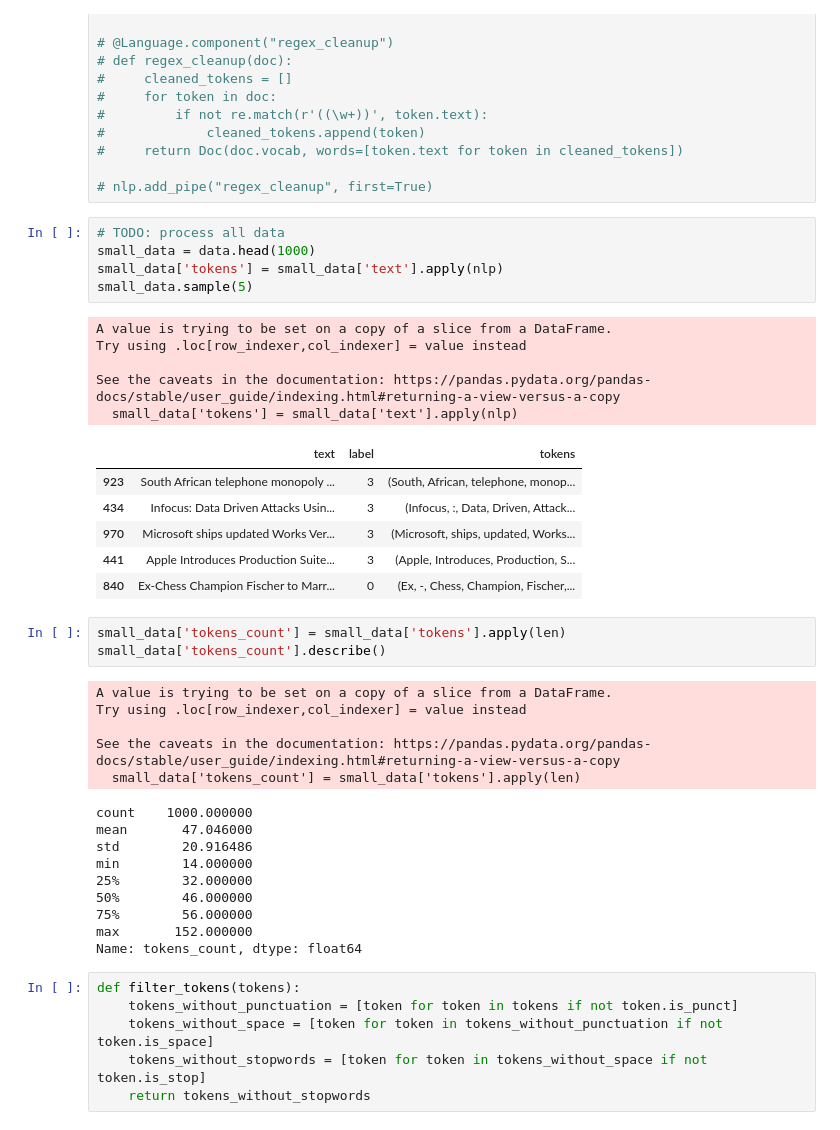
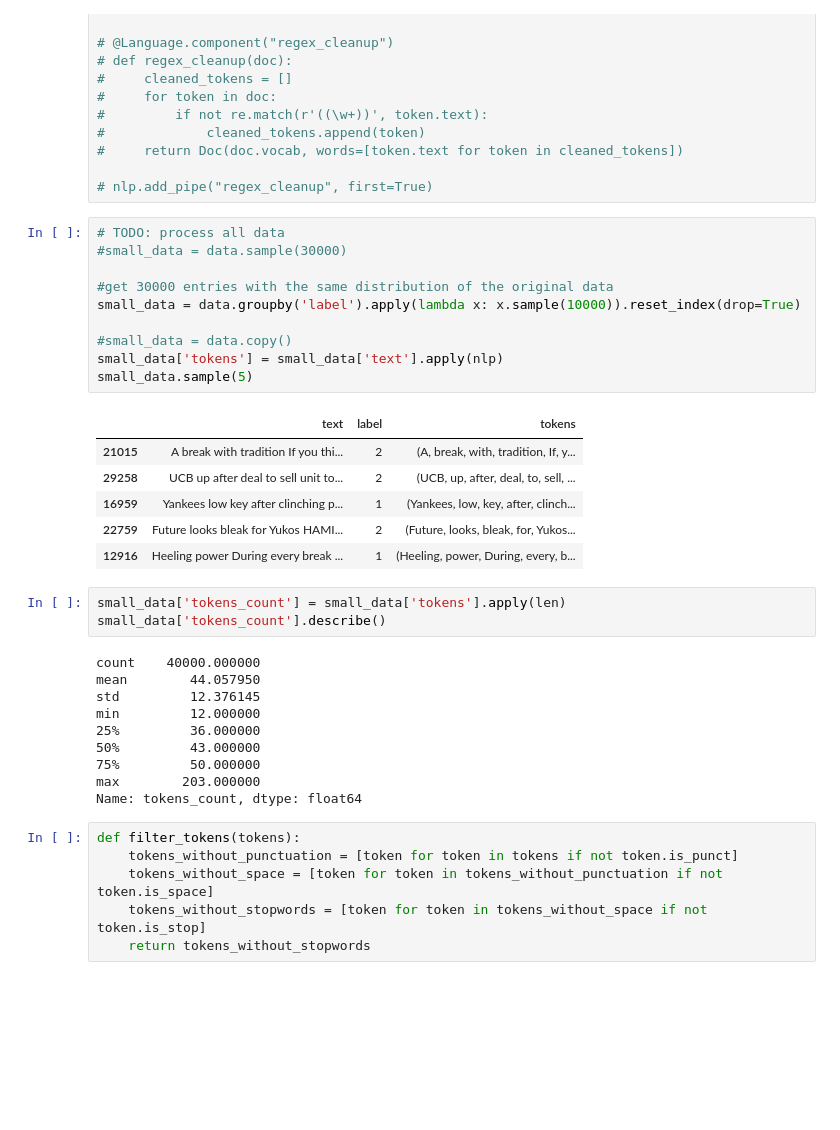
Before and after one commit to LCS-FS/NLP, a Jupyter notebook: assign1/preprocessing.ipynb, the cells around one changed output. Cells and saved outputs as stored; diff of their text form; blank space fills up the shorter version.

```diff
--- a/assign1/preprocessing.ipynb
+++ b/assign1/preprocessing.ipynb
@@ -49,39 +49,34 @@ nlp = spacy.load("en_core_web_md")
 # nlp.add_pipe("regex_cleanup", first=True)
 # %%
 # TODO: process all data
-small_data = data.head(1000)
+#small_data = data.sample(30000)
+
+#get 30000 entries with the same distribution of the original data
+small_data = data.groupby('label').apply(lambda x: x.sample(10000)).reset_index(drop=True)
+
+#small_data = data.copy()
 small_data['tokens'] = small_data['text'].apply(nlp)
 small_data.sample(5)
 # %% [output]
-A value is trying to be set on a copy of a slice from a DataFrame.
-Try using .loc[row_indexer,col_indexer] = value instead
-
-See the caveats in the documentation: https://pandas.pydata.org/pandas-docs/stable/user_guide/indexing.html#returning-a-view-versus-a-copy
-  small_data['tokens'] = small_data['text'].apply(nlp)
 |  | text | label | tokens |
-| 923 | South African telephone monopoly ... | 3 | (South, African, telephone, monop... |
-| 434 | Infocus: Data Driven Attacks Usin... | 3 | (Infocus, :, Data, Driven, Attack... |
-| 970 | Microsoft ships updated Works Ver... | 3 | (Microsoft, ships, updated, Works... |
-| 441 | Apple Introduces Production Suite... | 3 | (Apple, Introduces, Production, S... |
-| 840 | Ex-Chess Champion Fischer to Marr... | 0 | (Ex, -, Chess, Champion, Fischer,... |
+| 21015 | A break with tradition If you thi... | 2 | (A, break, with, tradition, If, y... |
+| 29258 | UCB up after deal to sell unit to... | 2 | (UCB, up, after, deal, to, sell, ... |
+| 16959 | Yankees low key after clinching p... | 1 | (Yankees, low, key, after, clinch... |
+| 22759 | Future looks bleak for Yukos HAMI... | 2 | (Future, looks, bleak, for, Yukos... |
+| 12916 | Heeling power During every break ... | 1 | (Heeling, power, During, every, b... |
 # %%
 small_data['tokens_count'] = small_data['tokens'].apply(len)
 small_data['tokens_count'].describe()
 # %% [output]
-A value is trying to be set on a copy of a slice from a DataFrame.
-Try using .loc[row_indexer,col_indexer] = value instead
-
-See the caveats in the documentation: https://pandas.pydata.org/pandas-docs/stable/user_guide/indexing.html#returning-a-view-versus-a-copy
-  small_data['tokens_count'] = small_data['tokens'].apply(len)
+count    40000.000000
+mean        44.057950
+std         12.376145
+min         12.000000
+25%         36.000000
+50%         43.000000
+75%         50.000000
+max        203.000000
+Name: tokens_count, dtype: float64
-count    1000.000000
-mean       47.046000
-std        20.916486
-min        14.000000
-25%        32.000000
-50%        46.000000
-75%        56.000000
-max       152.000000
-Name: tokens_count, dtype: float64
 # %%
 def filter_tokens(tokens):
     tokens_without_punctuation = [token for token in tokens if not token.is_punct]
```
Also changed, not shown: parts of 14 cells of this notebook, 1 other file.
